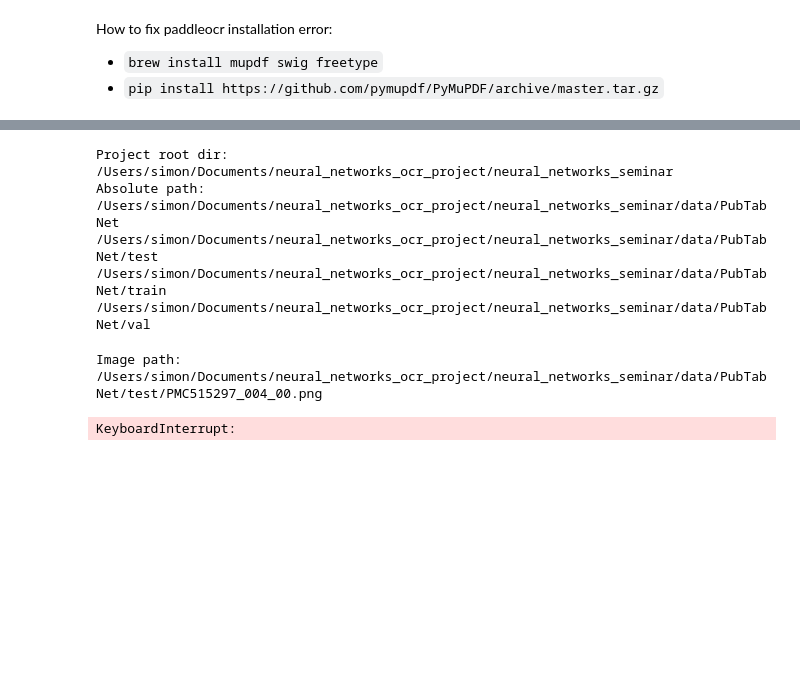
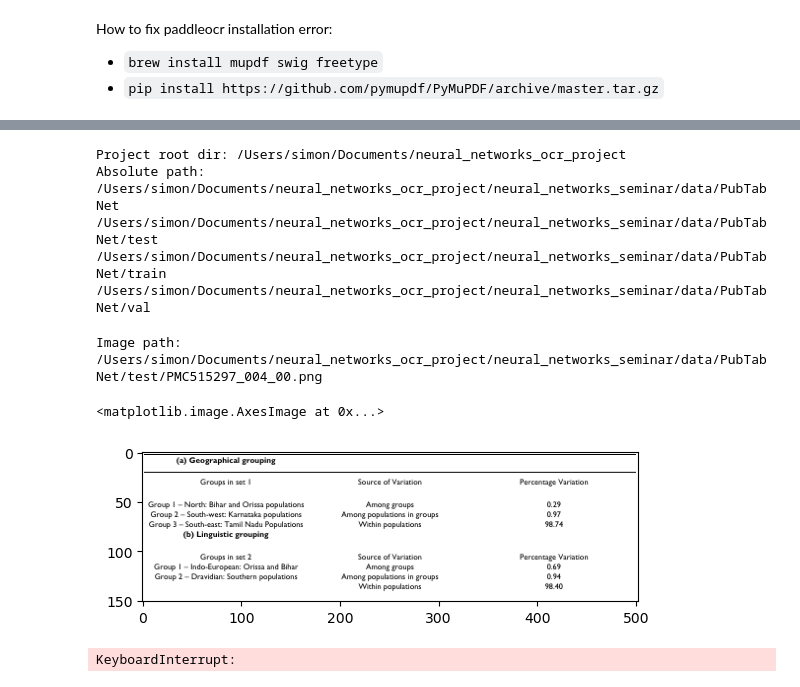
Before and after one commit to Simon-0711/neural_networks_seminar, a Jupyter notebook: data_exploration/crop_PubTabNet_images_true_labels.ipynb, the cells around one changed output, grey strips where cells are left out. Cells and saved outputs as stored; diff of their text form; code cells hidden in the pictures; blank space fills up the shorter version.

Commit message:
Fix path bug

```diff
--- a/data_exploration/crop_PubTabNet_images_true_labels.ipynb
+++ b/data_exploration/crop_PubTabNet_images_true_labels.ipynb
@@ -20,11 +17,11 @@ import matplotlib.pyplot as plt
 load_dotenv()
 data_path = os.getenv("PUBTABNET_DATA_DIR")
 
-project_root_dir = os.path.dirname(os.path.abspath(""))
+project_root_dir = os.path.dirname(os.path.abspath("../"))
 print("Project root dir:", project_root_dir)
 
 data_dir = os.getenv("PUBTABNET_DATA_DIR")
-absolute_dir = project_root_dir + data_dir
+absolute_dir = project_root_dir + "/" + data_dir
 print("Absolute path:", absolute_dir)
 
 # test, train and val dir
@@ -42,7 +39,7 @@ def create_directory_if_not_exists(directory_path):
     else:
         print(f"Directory '{directory_path}' already exists.")
 # %% [output]
-Project root dir: /Users/simon/Documents/neural_networks_ocr_project/neural_networks_seminar
+Project root dir: /Users/simon/Documents/neural_networks_ocr_project
 Absolute path: /Users/simon/Documents/neural_networks_ocr_project/neural_networks_seminar/data/PubTabNet
 /Users/simon/Documents/neural_networks_ocr_project/neural_networks_seminar/data/PubTabNet/test
 /Users/simon/Documents/neural_networks_ocr_project/neural_networks_seminar/data/PubTabNet/train
@@ -54,6 +51,14 @@ img_path = f"{test_dir}/{img_name}.png"
 print(f"Image path: {img_path}")
 # %% [output]
 Image path: /Users/simon/Documents/neural_networks_ocr_project/neural_networks_seminar/data/PubTabNet/test/PMC515297_004_00.png
+# %%
+# Load the image and display it
+img = cv2.imread(img_path)
+img = cv2.cvtColor(img, cv2.COLOR_BGR2RGB)
+plt.imshow(img)
+# %% [output]
+<matplotlib.image.AxesImage at 0x...>
+[figure, added]
 # %%
 import json
 
```
Also changed, not shown: parts of 1 cell of this notebook.
